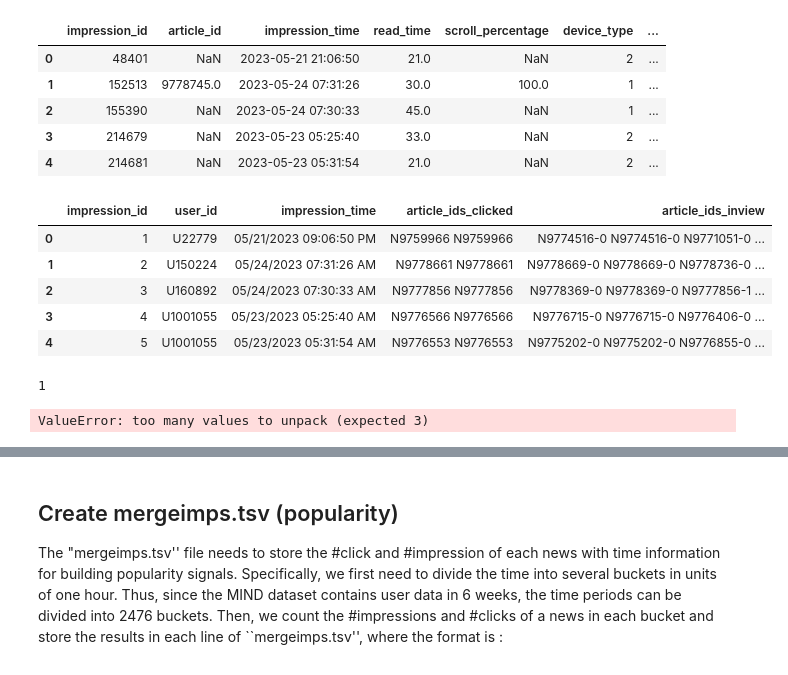
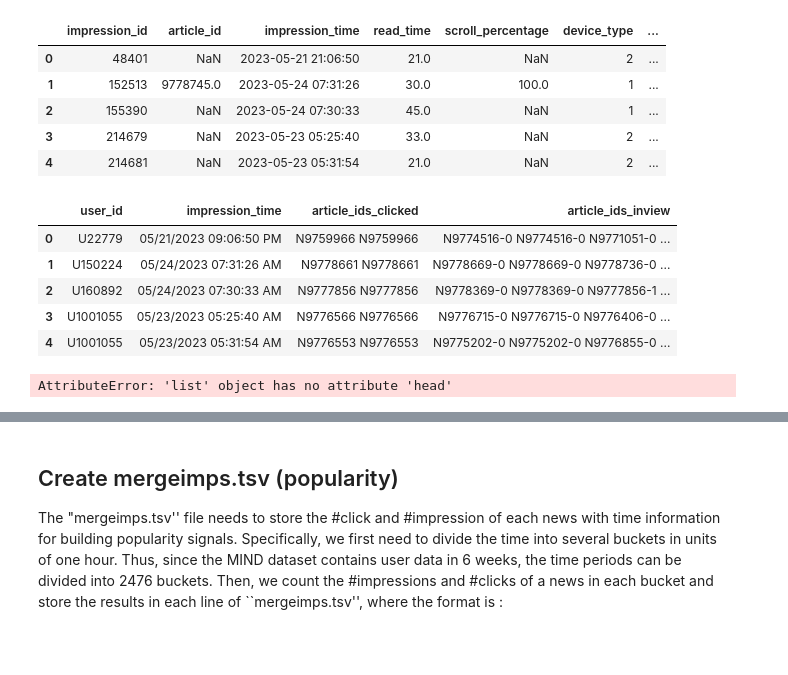
Before and after one commit to IvoBrink/RecSys-PP-Rec, a Jupyter notebook: data/Challenge/ebnerd_original/reformat_data.ipynb, the cells around one changed output, grey strips where cells are left out. Drawn from its saved outputs; the diff is of its cells as text; code cells hidden in the pictures.

```diff
--- a/data/Challenge/ebnerd_original/reformat_data.ipynb
+++ b/data/Challenge/ebnerd_original/reformat_data.ipynb
@@ -49,41 +49,39 @@ behaviors['user_id'] = behaviors['user_id'].apply(lambda x: 'U' + str(x) if not
 behaviors['article_ids_inview'] = behaviors['article_ids_inview'].astype(str)
 
 
 if not behaviors['article_ids_clicked'].str.contains(' N').any():
     behaviors['article_ids_clicked'] = behaviors['article_ids_clicked'].apply(lambda x: 'N' + str(x).split(' ', 1)[0] + ' ' + str(x))
     behaviors['article_ids_clicked'] = behaviors['article_ids_clicked'].str.replace(' ', ' N').str.replace('[', '').str.replace(']', '')
 
 # Check if 'article_ids_inview' is already in the desired format
 if not behaviors['article_ids_inview'].str.contains(' N').any():
     # For each line in the 'article_ids_inview' column, add 'N' upfront
     # Add 'N' before each 'article_ids_inview', replace each space with ' N' and remove square brackets
     behaviors['article_ids_inview'] = behaviors['article_ids_inview'].apply(lambda x: 'N' + str(x).split(' ', 1)[0] + ' ' + str(x))
     behaviors['article_ids_inview'] = behaviors['article_ids_inview'].str.replace(' ', ' N').str.replace('[', '').str.replace(']', '')
 
 # Select the required columns
 train_file = behaviors[['user_id', 'impression_time', 'article_ids_clicked', 'article_ids_inview']]
 
 # Write to a new .tsv file without index
 train_file.to_csv('/Users/sebastiaan/Desktop/RecSys-PP-Rec-2/data/Challenge/train.tsv', sep='\t', index=False, header=True)
 
 # Read the file and print the head
 df = pd.read_csv('/Users/sebastiaan/Desktop/RecSys-PP-Rec-2/data/Challenge/train.tsv', sep='\t')
-df.insert(0, 'impression_id', range(1, 1 + len(df)))
 df['article_ids_inview'] = df['article_ids_inview'].str.replace('"', '')
 df['article_ids_inview'] = df.apply(process_ids, axis=1)
-df.columns = ['impression_id', 'user_id', 'impression_time', 'article_ids_clicked', 'article_ids_inview']
 
 # Write the DataFrame back to the .tsv file
 df.to_csv('/Users/sebastiaan/Desktop/RecSys-PP-Rec-2/data/Challenge/train.tsv', sep='\t', index=False, header=False)
 
 df.head()
 # %% [output]
-|  | impression_id | user_id | impression_time | article_ids_clicked | article_ids_inview |
-| 0 | 1 | U22779 | 05/21/2023 09:06:50 PM | N9759966 N9759966 | N9774516-0 N9774516-0 N9771051-0 ... |
-| 1 | 2 | U150224 | 05/24/2023 07:31:26 AM | N9778661 N9778661 | N9778669-0 N9778669-0 N9778736-0 ... |
-| 2 | 3 | U160892 | 05/24/2023 07:30:33 AM | N9777856 N9777856 | N9778369-0 N9778369-0 N9777856-1 ... |
-| 3 | 4 | U1001055 | 05/23/2023 05:25:40 AM | N9776566 N9776566 | N9776715-0 N9776715-0 N9776406-0 ... |
-| 4 | 5 | U1001055 | 05/23/2023 05:31:54 AM | N9776553 N9776553 | N9775202-0 N9775202-0 N9776855-0 ... |
+|  | user_id | impression_time | article_ids_clicked | article_ids_inview |
+| 0 | U22779 | 05/21/2023 09:06:50 PM | N9759966 N9759966 | N9774516-0 N9774516-0 N9771051-0 ... |
+| 1 | U150224 | 05/24/2023 07:31:26 AM | N9778661 N9778661 | N9778669-0 N9778669-0 N9778736-0 ... |
+| 2 | U160892 | 05/24/2023 07:30:33 AM | N9777856 N9777856 | N9778369-0 N9778369-0 N9777856-1 ... |
+| 3 | U1001055 | 05/23/2023 05:25:40 AM | N9776566 N9776566 | N9776715-0 N9776715-0 N9776406-0 ... |
+| 4 | U1001055 | 05/23/2023 05:31:54 AM | N9776553 N9776553 | N9775202-0 N9775202-0 N9776855-0 ... |
 # %%
 import os
 import numpy as np
@@ -122,11 +120,11 @@ class UserContent():
         path = config['data_root_path']
         with open(os.path.join(path,self.filename)) as f:
             lines=f.readlines()
+
         session=[]
         for i in range(len(lines)):
-            print(i + 1)
             if self.flag == 2:
-                _, _,click, imp = lines[i].strip().split('\t')
+                _, clicktime, click, imp = lines[i].strip().split('\t')
             elif self.flag == 1:
                 _,click, imp = lines[i].strip().split('\t')
 
@@ -136,20 +134,32 @@ class UserContent():
             for i in range(len(clicks)):
                 if clicks[i] == '':
                     continue
-                did, clicktime = clicks[i].split('#TAB#')
-                if did == '':
-                    continue
+
+                # did, clicktime = clicks[i].split('#TAB#')
+                # if did == '':
+                #     continue
                 bucket = parse_time_bucket(clicktime)
-                click_ids.append(did)
+                click_ids.append(clicks[i])
                 click_bucket.append(bucket)
 
-            pos, neg, tm = imp.split('#TAB#')
-            bucket = parse_time_bucket(tm)
-            pos = pos.split()
-            neg = neg.split()
+            imp_list = imp.split(' ')
+            pos = []
+            neg = []
+            for imp_id in imp_list:
+                if imp_id[-1] == '1':
+                    pos.append(imp_id)
+                if imp_id[-1] == '0':
+                    neg.append(imp_id)
 
+            # pos, neg, tm = imp.split('#TAB#')
+            # bucket = parse_time_bucket(tm)
+            # pos = pos.split()
+            # neg = neg.split()
 
             session.append([click_ids,click_bucket,bucket,pos,neg])
+
+        print(session[:10])
+
         self.session = session
 
     def parse_user(self,):
@@ -186,11 +196,10 @@ class UserContent():
 news_index = {"news1": 1, "news2": 2, "news3": 3}
 config = {'data_root_path': '/Users/sebastiaan/Desktop/RecSys-PP-Rec-2/data/Challenge','max_clicked_news': 10}
 filename = 'train.tsv'
-flag = 1  # or 2, depending on your data
+flag = 2  # or 2, depending on your data
 user_content = UserContent(news_index, config, filename, flag)
 # %% [output]
-1
+AttributeError: 'list' object has no attribute 'head'
-ValueError: too many values to unpack (expected 3)
 # %%
 history.head()
 # %% [output]
```
Also changed, not shown: 1 other file.
